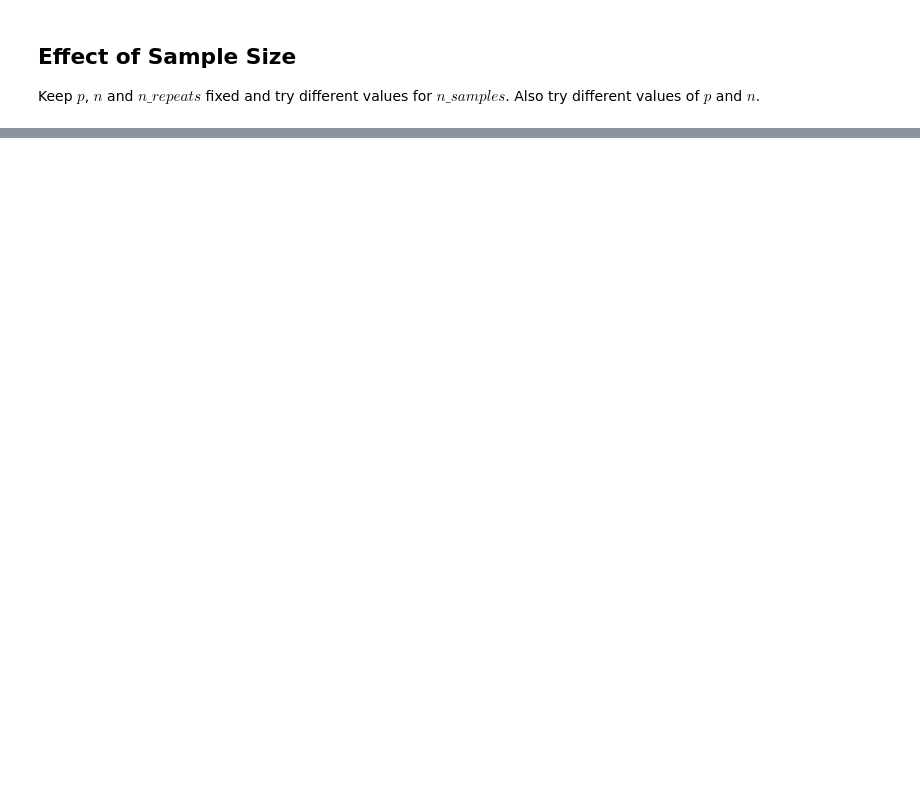
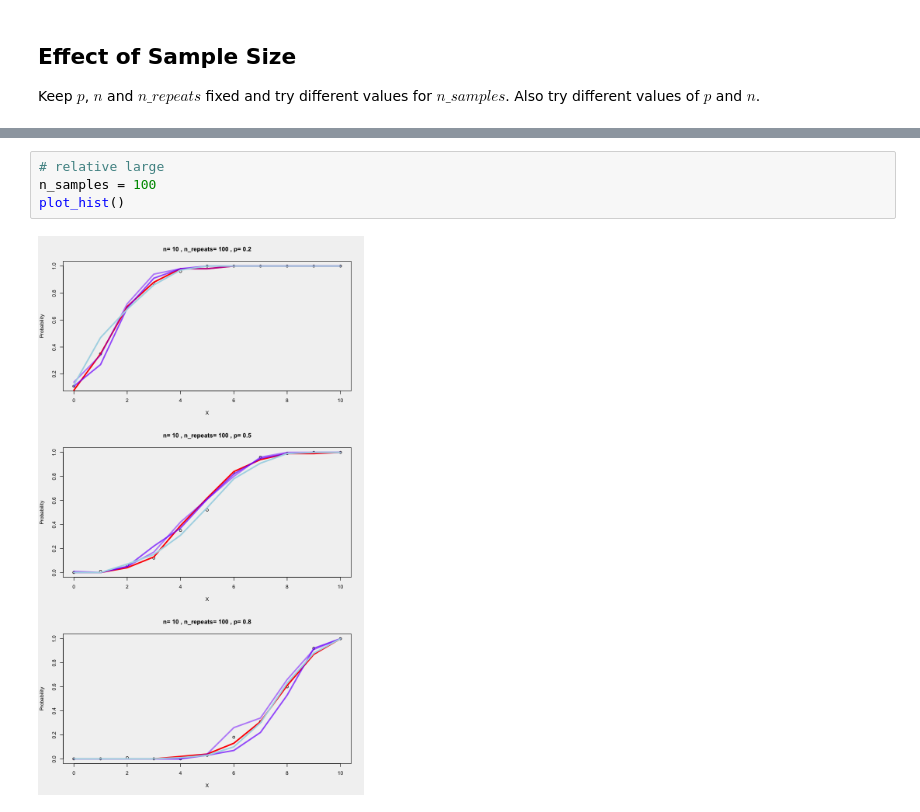
Before and after one commit to trankhanhtk/Statistics-with-R, a Jupyter notebook: The_Binomial_Distribution.ipynb, the cells around one changed output, grey strips where cells are left out. Saved outputs shown, nothing was run; the diff lists cells and outputs as text; blank space fills up the shorter version.

```diff
--- a/The_Binomial_Distribution.ipynb
+++ b/The_Binomial_Distribution.ipynb
@@ -95,0 +111,6 @@ points(0:n, sampling_proportions[5, ], col='lightblue', type='l', pch=16, lwd=3)
+# %%
+# relative large
+n_samples = 100
+plot_hist()
+# %% [output]
+[figure, added]
```
Also changed, not shown: parts of 17 cells of this notebook.
